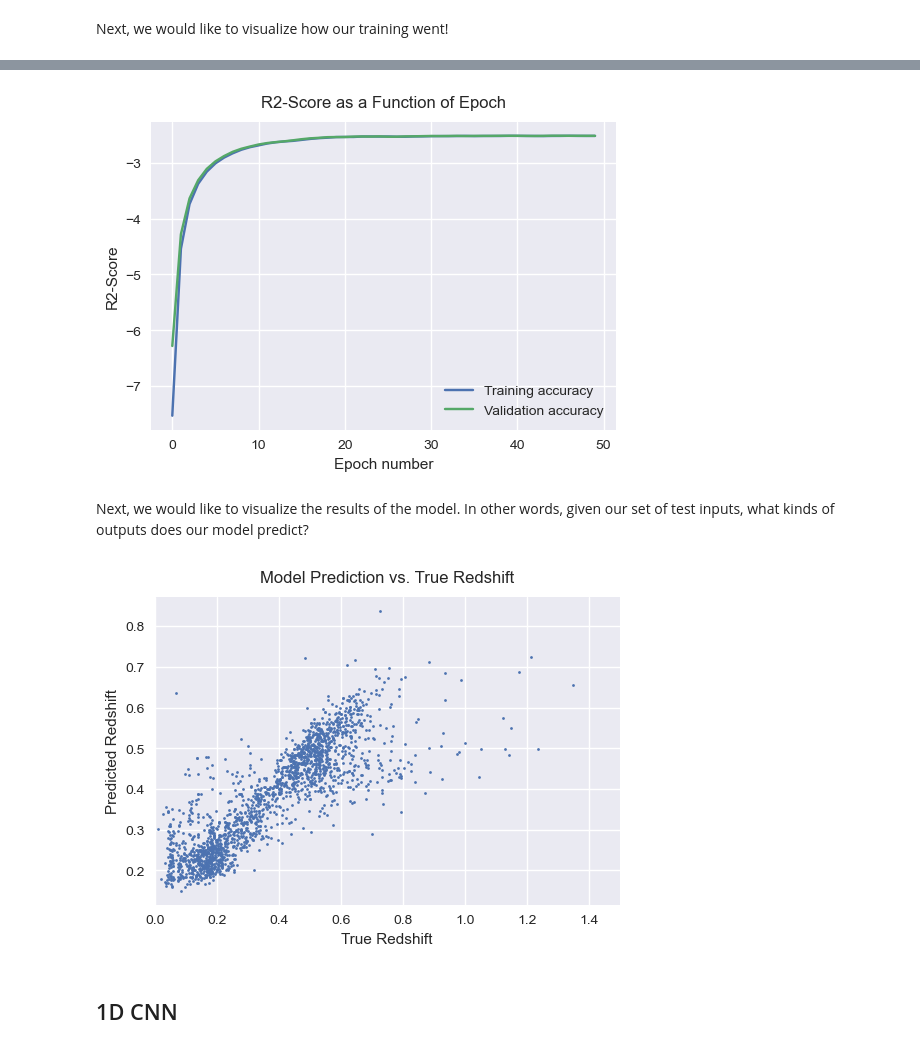
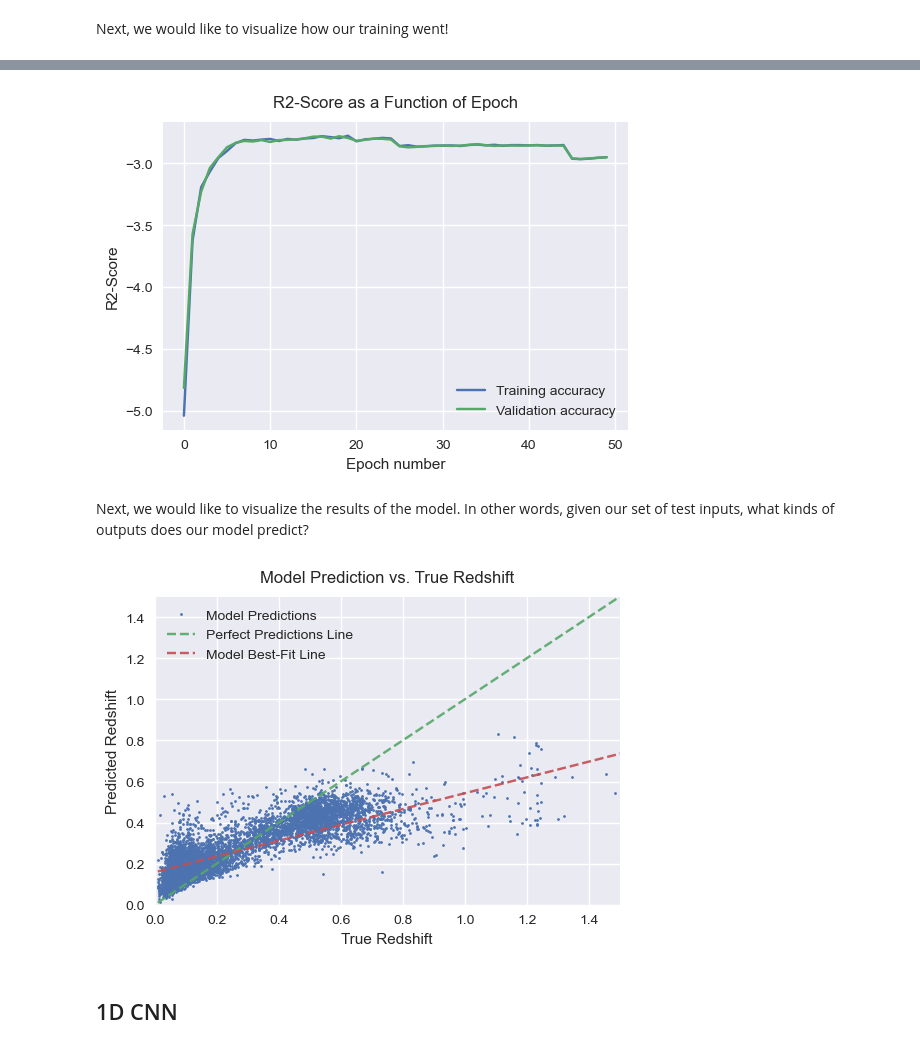
Before and after one commit to baron-de-montblanc/PHYS2550-Final-Project, a Jupyter notebook: workbook.ipynb, the cells around one changed output, grey strips where cells are left out. Drawn from its saved outputs; the diff is of its cells as text; code cells hidden in the pictures.

Commit message:
added the cleaned data and ran the FCNN again. Fixed a few bugs and added a best-fit model and best-fit predictions line to visualize_predictions

```diff
--- a/workbook.ipynb
+++ b/workbook.ipynb
@@ -29,7 +29,7 @@ plt.style.use("seaborn-v0_8")
 # Load data
 from preprocess import load
 
-data, labels, features = load("./data/specz_fluxes.csv", mode="mag")
+data, labels, features = load("./data/clean_specz_fluxes.csv", mode="mag")
 
 print("Data shape [input_size, num_features]:\t", data.shape)
 print("Label size [input_size,]:\t\t", labels.shape,"\n")
@@ -68,19 +68,19 @@ from model import SimpleFCNN, train_one_epoch, test
 # model initialization
 simple_fcnn = SimpleFCNN(num_features=len(features))
 criterion = nn.MSELoss()
-optimizer = optim.Adam(simple_fcnn.parameters(), lr=0.001)
+optimizer = optim.Adam(simple_fcnn.parameters(), lr=0.01)
 acc_metric = torchmetrics.R2Score()  # TODO: maybe find a better accuracy metric?
 
 # Device configuration
-device = torch.device("cuda" if torch.cuda.is_available() else "cpu")
+device = torch.device("mps" if torch.backends.mps.is_available() else ("cuda" if torch.cuda.is_available() else "cpu"))
 print("Device:",device,"\n")
 simple_fcnn.to(device)
 
 # Data preparation
 train_set, val_set, test_set = preprocess_split(data, labels, train_split=0.7, val_split=0.15)
-train_loader = DataLoader(train_set, batch_size=12, shuffle=True)
-val_loader = DataLoader(val_set, batch_size=12, shuffle=True)
-test_loader = DataLoader(test_set, batch_size=12, shuffle=True)
+train_loader = DataLoader(train_set, batch_size=32, shuffle=True)
+val_loader = DataLoader(val_set, batch_size=32, shuffle=True)
+test_loader = DataLoader(test_set, batch_size=32, shuffle=True)
 
 loss_list, acc_list = [], []
 val_loss_list, val_acc_list = [], []
@@ -135,15 +135,15 @@ plot_loss(loss_list, val_loss_list)
 # %%
 plot_accuracy(acc_list, val_acc_list)
 # %% [output]
-[figure, old version]
+[figure, new version]
 # %% [markdown]
 Next, we would like to visualize the results of the model. In other words, given our set of test inputs, what kinds of outputs does our model predict?
 # %%
 from visualize import visualize_predictions
 
-visualize_predictions(test_set, simple_fcnn, xrange=(0,1.5))
+visualize_predictions(test_set, simple_fcnn, device=device, xrange=(0,1.5), yrange=(0,1.5))
 # %% [output]
-[figure, old version]
+[figure, new version]
 # %% [markdown]
 ## 1D CNN
 # %%
```
Also changed, not shown: parts of 6 cells of this notebook, 4 other files.
